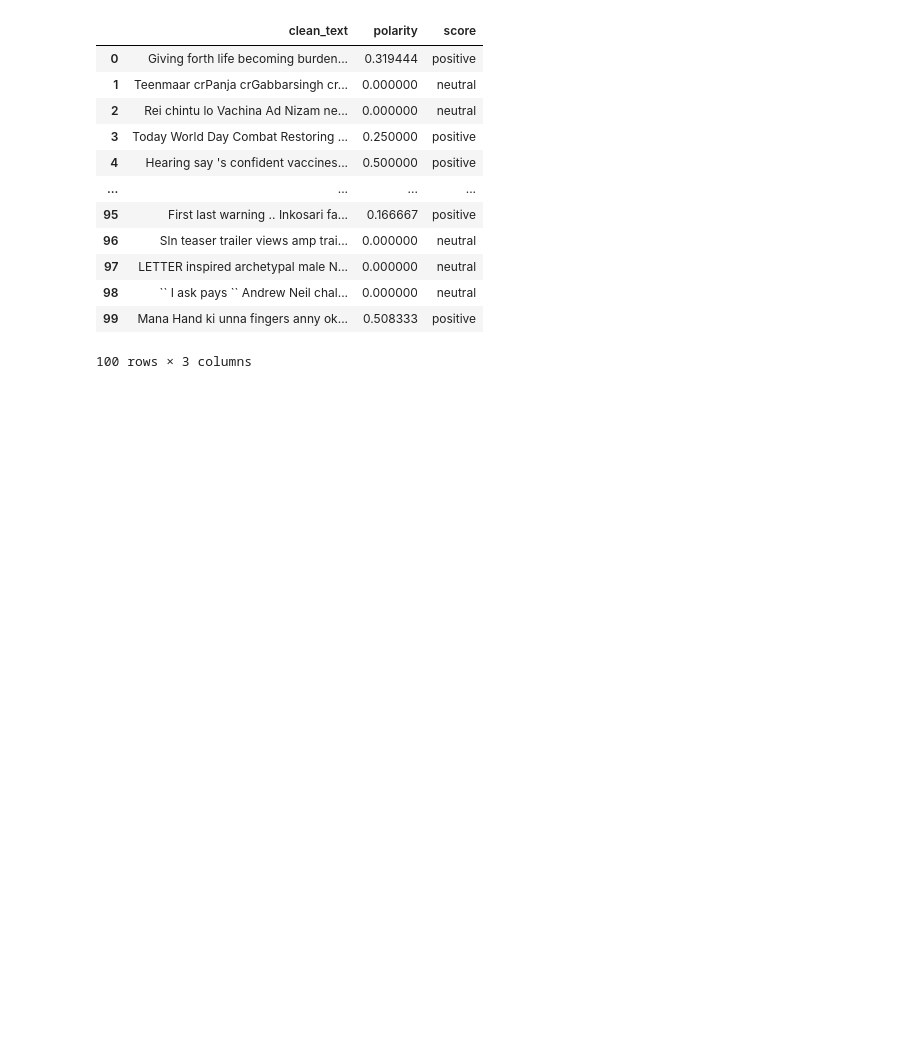
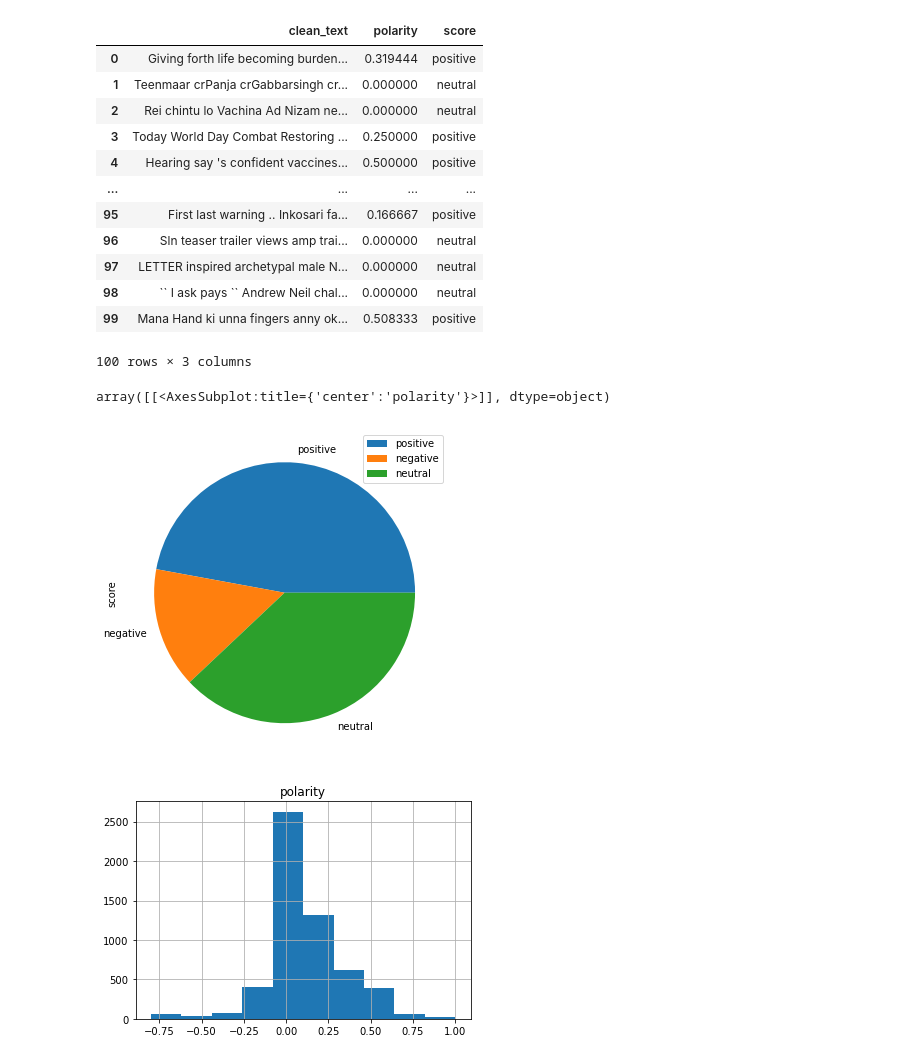
Before and after one commit to Caphace-Ethan/10Academy, a Jupyter notebook: Challenge_ Day2.ipynb, the cells around one changed output. Drawn from its saved outputs; the diff is of its cells as text; code cells hidden in the pictures; blank space fills up the shorter version.

Commit message:
Added Visualization using Pie and Histogram

```diff
--- a/Challenge_ Day2.ipynb
+++ b/Challenge_ Day2.ipynb
@@ -303,3 +303,22 @@ tweets_filtered[:100]
 | 98 | `` I ask pays `` Andrew Neil chal... | 0.000000 | neutral |
 | 99 | Mana Hand ki unna fingers anny ok... | 0.508333 | positive |
 100 rows × 3 columns
+# %%
+a,b,c = 0,0,0
+for element in tweets_filtered.score:
+    if element == 'positive':
+        a +=1
+    elif element == 'negative':
+        b +=1
+    else:
+        c +=1
+
+df = pd.DataFrame({'score': [a, b , c]},
+                  index=['positive', 'negative', 'neutral'])
+plot = df.plot.pie(y='score', figsize=(11, 6),subplots=True)
+
+tweets_filtered.hist(column='polarity')
+# %% [output]
+array([[<AxesSubplot:title={'center':'polarity'}>]], dtype=object)
+[figure, added]
+[figure, added]
```
